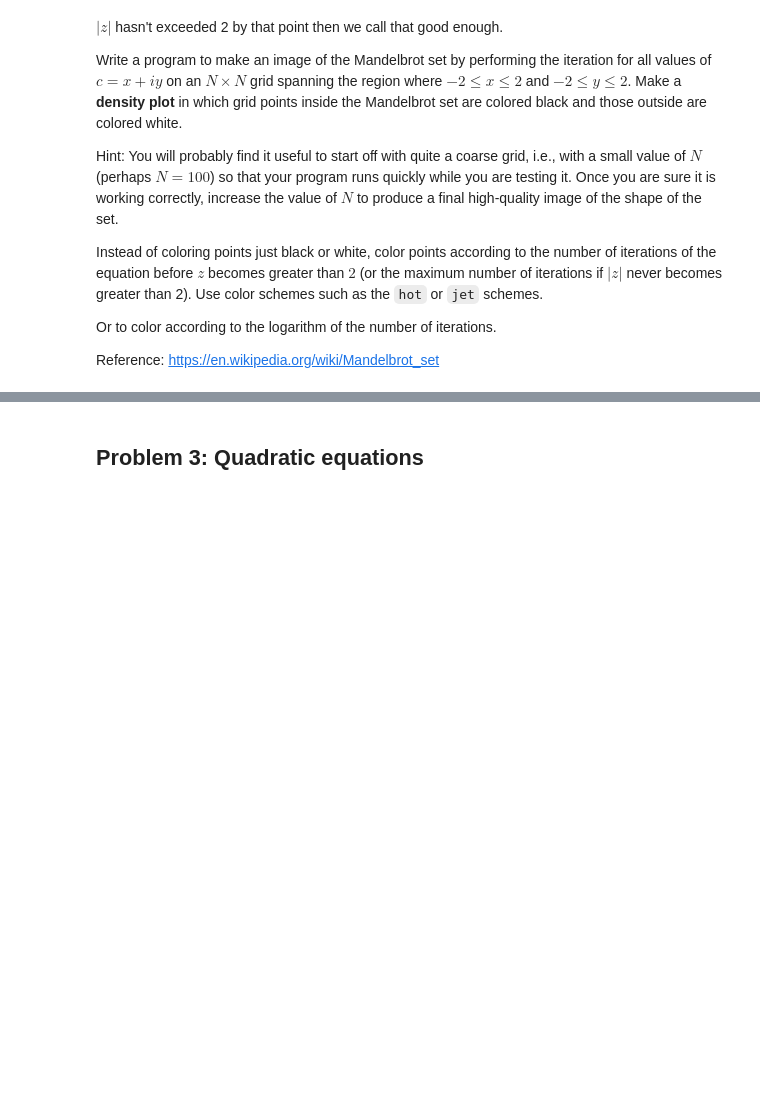
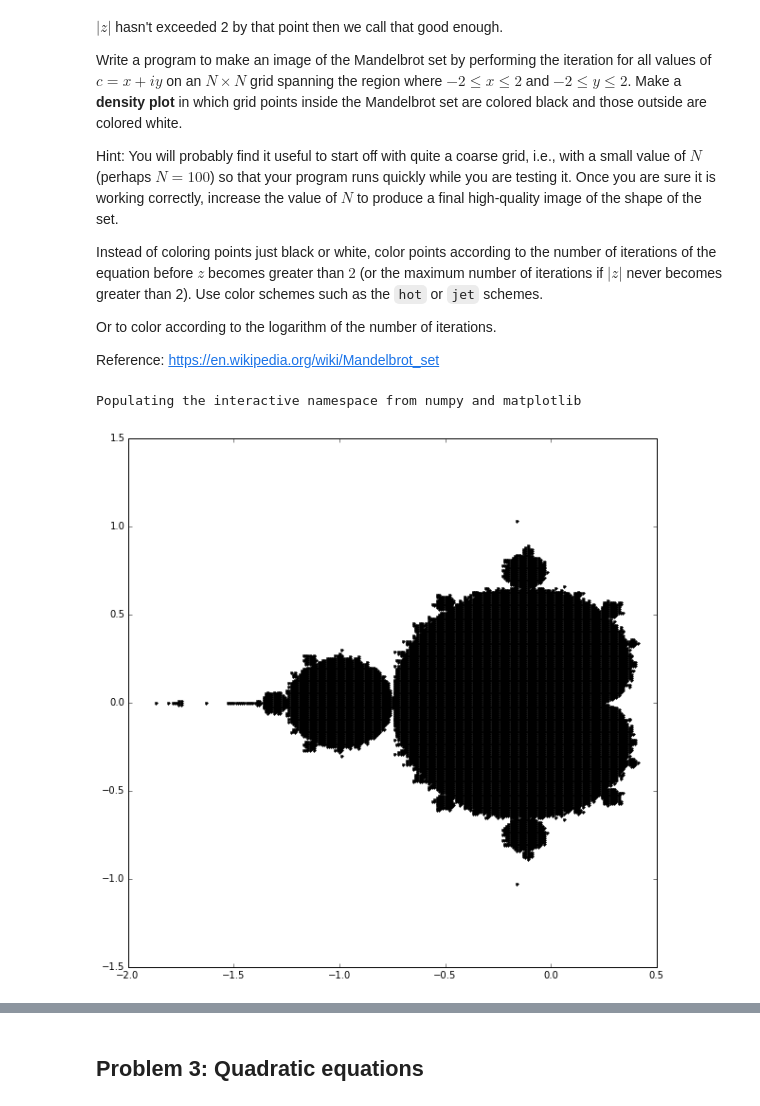
Before and after one commit to pcchen/NTHU10320PHYS290000, a Jupyter notebook: student/102011212/Homework3.ipynb, the cells around one changed output, grey strips where cells are left out. Cells and saved outputs as stored; diff of their text form; code cells hidden in the pictures; blank space fills up the shorter version.

```diff
--- a/student/102011212/Homework3.ipynb
+++ b/student/102011212/Homework3.ipynb
@@ -87,0 +82,34 @@ Reference: https://en.wikipedia.org/wiki/Mandelbrot_set
+# %%
+# Problem 2
+%pylab inline
+import numpy as np
+def mandelbrot_set(x,y):
+    z=complex(0,0)
+    c=complex(x,y)
+    count=100
+    i=0
+    while i <= count:
+        z=z*z+c
+        if (z.real**2+z.imag**2)>=2*2:
+            return 99
+        i=i+1
+    return 100   #100:yes 99:no
+
+s=[]
+x_range=np.arange(-2,2,0.01)
+y_range=np.arange(-2,2,0.01)
+for x in x_range:
+    for y in y_range:
+        if mandelbrot_set(x,y)==100:
+            s.append([x,y])
+        if mandelbrot_set(x,y)==99:
+            pass
+figure(figsize(10,10))
+s=np.array(s)
+x=s[:,0]
+y=s[:,1]
+plot(x, y, 'k.')
+show()
+# %% [output]
+Populating the interactive namespace from numpy and matplotlib
+[figure, added]
```
Also changed, not shown: parts of 6 cells of this notebook.
